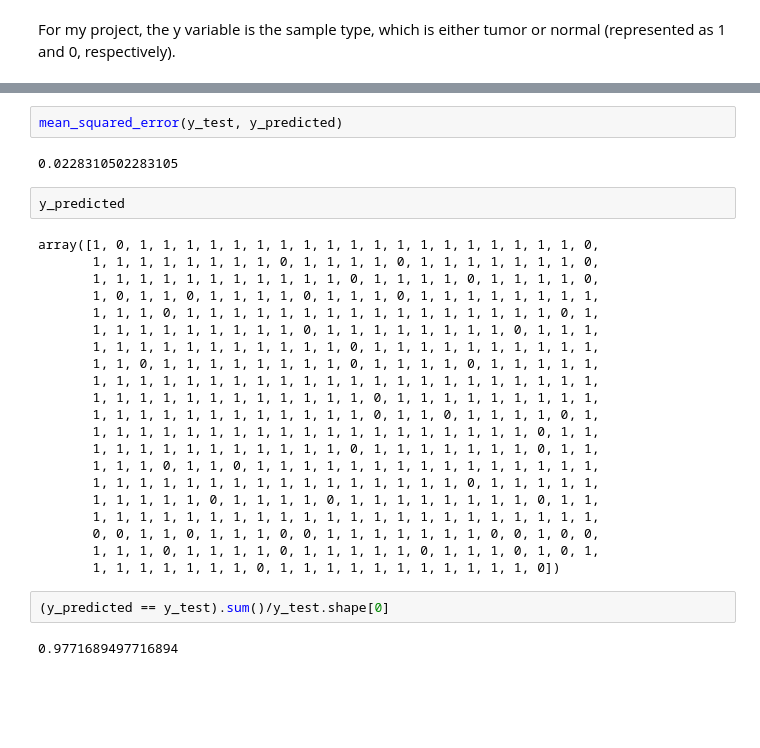
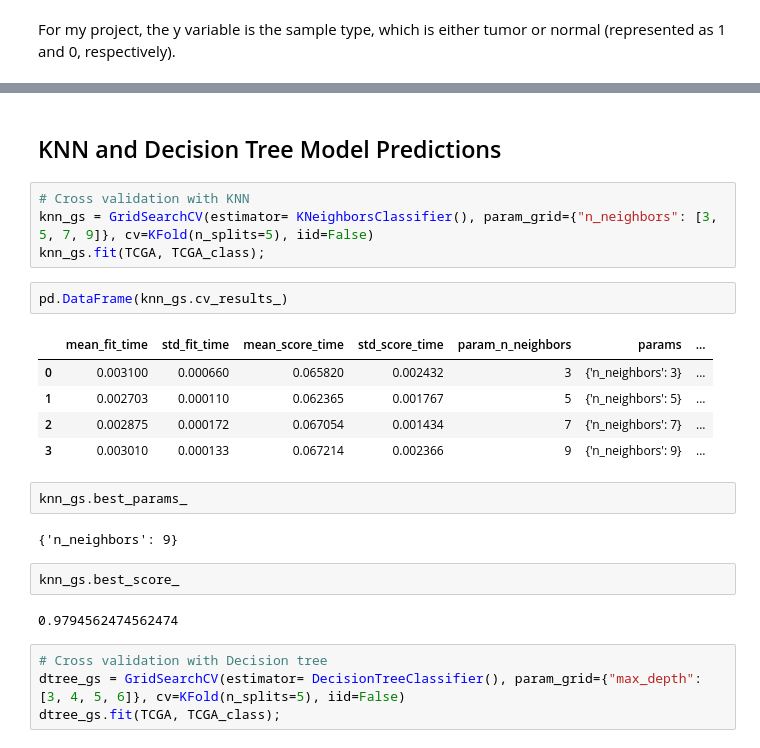
Before and after one commit to kmfunder/final-project, a Jupyter notebook: final-project.ipynb, the cells around one changed output, grey strips where cells are left out. Saved outputs shown, nothing was run; the diff lists cells and outputs as text; blank space fills up the shorter version.

```diff
--- a/final-project.ipynb
+++ b/final-project.ipynb
@@ -184,31 +176,26 @@ y_predicted = KNeighborsClassifier(n_neighbors=3).fit(X_train, y_train).predict(
-# %%
-mean_squared_error(y_test, y_predicted)
-# %% [output]
-0.0228310502283105
-# %%
-y_predicted
-# %% [output]
-array([1, 0, 1, 1, 1, 1, 1, 1, 1, 1, 1, 1, 1, 1, 1, 1, 1, 1, 1, 1, 1, 0,
-       1, 1, 1, 1, 1, 1, 1, 1, 0, 1, 1, 1, 1, 0, 1, 1, 1, 1, 1, 1, 1, 0,
-       1, 1, 1, 1, 1, 1, 1, 1, 1, 1, 1, 0, 1, 1, 1, 1, 0, 1, 1, 1, 1, 0,
-       1, 0, 1, 1, 0, 1, 1, 1, 1, 0, 1, 1, 1, 0, 1, 1, 1, 1, 1, 1, 1, 1,
-       1, 1, 1, 0, 1, 1, 1, 1, 1, 1, 1, 1, 1, 1, 1, 1, 1, 1, 1, 1, 0, 1,
-       1, 1, 1, 1, 1, 1, 1, 1, 1, 0, 1, 1, 1, 1, 1, 1, 1, 1, 0, 1, 1, 1,
-       1, 1, 1, 1, 1, 1, 1, 1, 1, 1, 1, 0, 1, 1, 1, 1, 1, 1, 1, 1, 1, 1,
-       1, 1, 0, 1, 1, 1, 1, 1, 1, 1, 1, 0, 1, 1, 1, 1, 0, 1, 1, 1, 1, 1,
-       1, 1, 1, 1, 1, 1, 1, 1, 1, 1, 1, 1, 1, 1, 1, 1, 1, 1, 1, 1, 1, 1,
-       1, 1, 1, 1, 1, 1, 1, 1, 1, 1, 1, 1, 0, 1, 1, 1, 1, 1, 1, 1, 1, 1,
-       1, 1, 1, 1, 1, 1, 1, 1, 1, 1, 1, 1, 0, 1, 1, 0, 1, 1, 1, 1, 0, 1,
-       1, 1, 1, 1, 1, 1, 1, 1, 1, 1, 1, 1, 1, 1, 1, 1, 1, 1, 1, 0, 1, 1,
-       1, 1, 1, 1, 1, 1, 1, 1, 1, 1, 1, 0, 1, 1, 1, 1, 1, 1, 1, 0, 1, 1,
-       1, 1, 1, 0, 1, 1, 0, 1, 1, 1, 1, 1, 1, 1, 1, 1, 1, 1, 1, 1, 1, 1,
-       1, 1, 1, 1, 1, 1, 1, 1, 1, 1, 1, 1, 1, 1, 1, 1, 0, 1, 1, 1, 1, 1,
-       1, 1, 1, 1, 1, 0, 1, 1, 1, 1, 0, 1, 1, 1, 1, 1, 1, 1, 1, 0, 1, 1,
-       1, 1, 1, 1, 1, 1, 1, 1, 1, 1, 1, 1, 1, 1, 1, 1, 1, 1, 1, 1, 1, 1,
-       0, 0, 1, 1, 0, 1, 1, 1, 0, 0, 1, 1, 1, 1, 1, 1, 1, 0, 0, 1, 0, 0,
-       1, 1, 1, 0, 1, 1, 1, 1, 0, 1, 1, 1, 1, 1, 0, 1, 1, 1, 0, 1, 0, 1,
-       1, 1, 1, 1, 1, 1, 1, 0, 1, 1, 1, 1, 1, 1, 1, 1, 1, 1, 1, 0])
-# %%
-(y_predicted == y_test).sum()/y_test.shape[0]
-# %% [output]
-0.9771689497716894
+# %% [markdown]
+## KNN and Decision Tree Model Predictions
+# %%
+# Cross validation with KNN
+knn_gs = GridSearchCV(estimator= KNeighborsClassifier(), param_grid={"n_neighbors": [3, 5, 7, 9]}, cv=KFold(n_splits=5), iid=False)
+knn_gs.fit(TCGA, TCGA_class);
+# %%
+pd.DataFrame(knn_gs.cv_results_)
+# %% [output]
+|  | mean_fit_time | std_fit_time | mean_score_time | std_score_time | param_n_neighbors | params | ... |
+| 0 | 0.003100 | 0.000660 | 0.065820 | 0.002432 | 3 | {'n_neighbors': 3} | ... |
+| 1 | 0.002703 | 0.000110 | 0.062365 | 0.001767 | 5 | {'n_neighbors': 5} | ... |
+| 2 | 0.002875 | 0.000172 | 0.067054 | 0.001434 | 7 | {'n_neighbors': 7} | ... |
+| 3 | 0.003010 | 0.000133 | 0.067214 | 0.002366 | 9 | {'n_neighbors': 9} | ... |
+# %%
+knn_gs.best_params_
+# %% [output]
+{'n_neighbors': 9}
+# %%
+knn_gs.best_score_
+# %% [output]
+0.9794562474562474
+# %%
+# Cross validation with Decision tree
+dtree_gs = GridSearchCV(estimator= DecisionTreeClassifier(), param_grid={"max_depth": [3, 4, 5, 6]}, cv=KFold(n_splits=5), iid=False)
+dtree_gs.fit(TCGA, TCGA_class);
```
Also changed, not shown: parts of 14 cells of this notebook.
